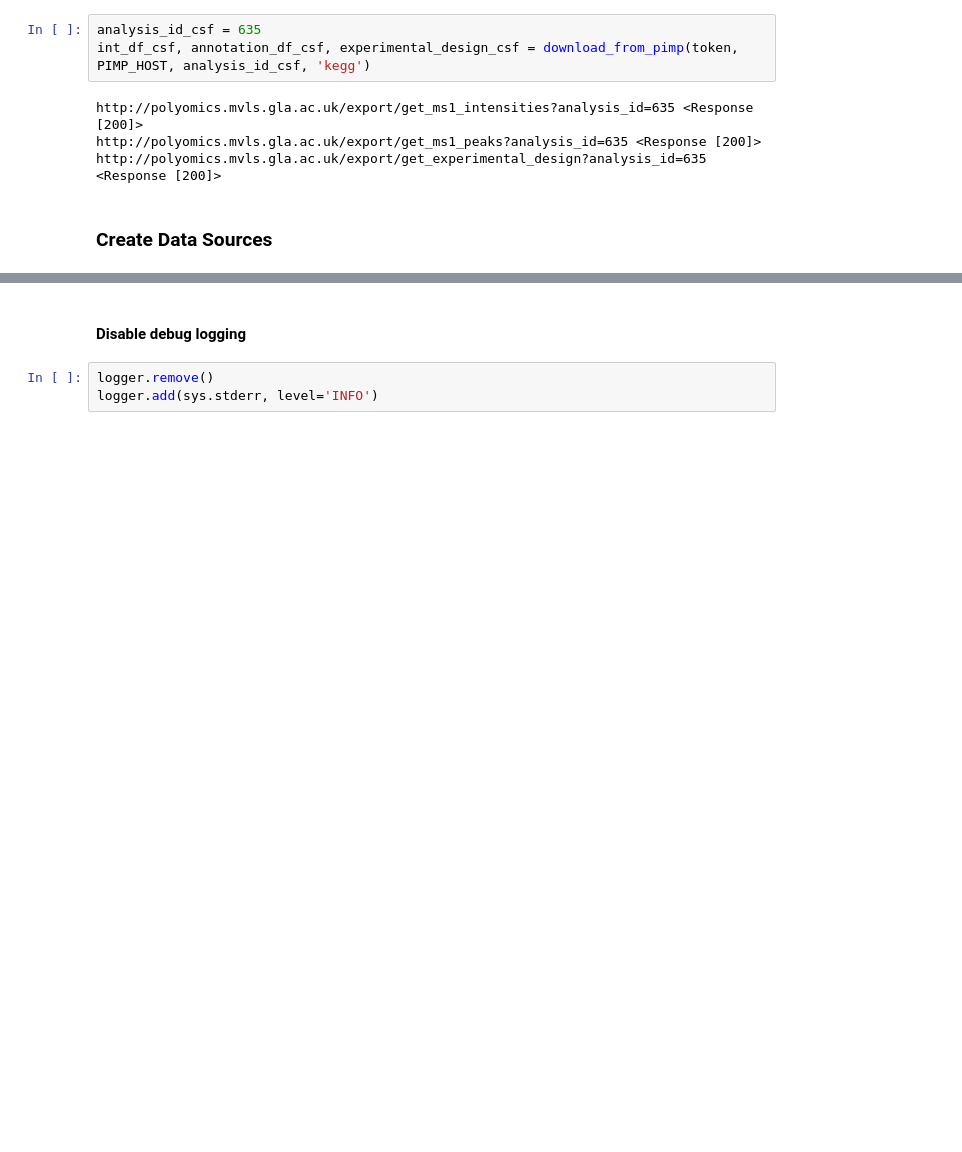
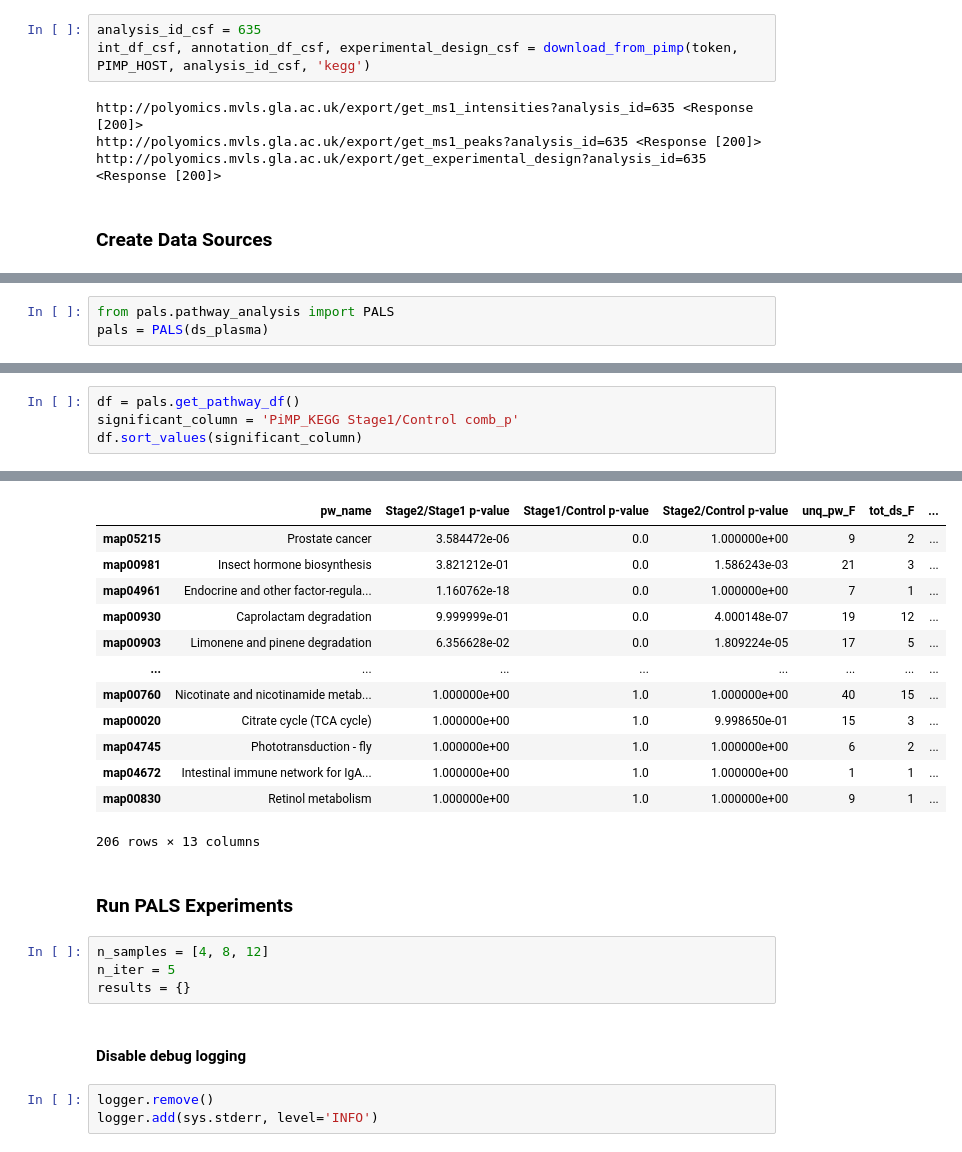
Before and after one commit to glasgowcompbio/PALS, a Jupyter notebook: notebooks/PALS_HAT_analysis.ipynb, the cells around one changed output, grey strips where cells are left out. Saved outputs shown, nothing was run; the diff lists cells and outputs as text; blank space fills up the shorter version.

```diff
--- a/notebooks/PALS_HAT_analysis.ipynb
+++ b/notebooks/PALS_HAT_analysis.ipynb
@@ -61,0 +64,3 @@ ds_csf = DataSource(int_df_csf, annotation_df_csf, experimental_design_csf, data
+# %%
+from pals.pathway_analysis import PALS
+pals = PALS(ds_plasma)
@@ -61,0 +90,5 @@ ds_csf = DataSource(int_df_csf, annotation_df_csf, experimental_design_csf, data
+# %%
+df = pals.get_pathway_df()
+significant_column = 'PiMP_KEGG Stage1/Control comb_p'
+df.sort_values(significant_column)
+# %% [output]
@@ -62,3 +112,22 @@ ds_csf = DataSource(int_df_csf, annotation_df_csf, experimental_design_csf, data
+|  | pw_name | Stage2/Stage1 p-value | Stage1/Control p-value | Stage2/Control p-value | unq_pw_F | tot_ds_F | ... |
+| map05215 | Prostate cancer | 3.584472e-06 | 0.0 | 1.000000e+00 | 9 | 2 | ... |
+| map00981 | Insect hormone biosynthesis | 3.821212e-01 | 0.0 | 1.586243e-03 | 21 | 3 | ... |
+| map04961 | Endocrine and other factor-regula... | 1.160762e-18 | 0.0 | 1.000000e+00 | 7 | 1 | ... |
+| map00930 | Caprolactam degradation | 9.999999e-01 | 0.0 | 4.000148e-07 | 19 | 12 | ... |
+| map00903 | Limonene and pinene degradation | 6.356628e-02 | 0.0 | 1.809224e-05 | 17 | 5 | ... |
+| ... | ... | ... | ... | ... | ... | ... | ... |
+| map00760 | Nicotinate and nicotinamide metab... | 1.000000e+00 | 1.0 | 1.000000e+00 | 40 | 15 | ... |
+| map00020 | Citrate cycle (TCA cycle) | 1.000000e+00 | 1.0 | 9.998650e-01 | 15 | 3 | ... |
+| map04745 | Phototransduction - fly | 1.000000e+00 | 1.0 | 1.000000e+00 | 6 | 2 | ... |
+| map04672 | Intestinal immune network for IgA... | 1.000000e+00 | 1.0 | 1.000000e+00 | 1 | 1 | ... |
+| map00830 | Retinol metabolism | 1.000000e+00 | 1.0 | 1.000000e+00 | 9 | 1 | ... |
+206 rows × 13 columns
+# %% [markdown]
+### Run PALS Experiments
+# %%
+n_samples = [4, 8, 12]
+n_iter = 5
+results = {}
 # %% [markdown]
 #### Disable debug logging
 # %%
```
Also changed, not shown: parts of 9 cells of this notebook, 3 other files.
